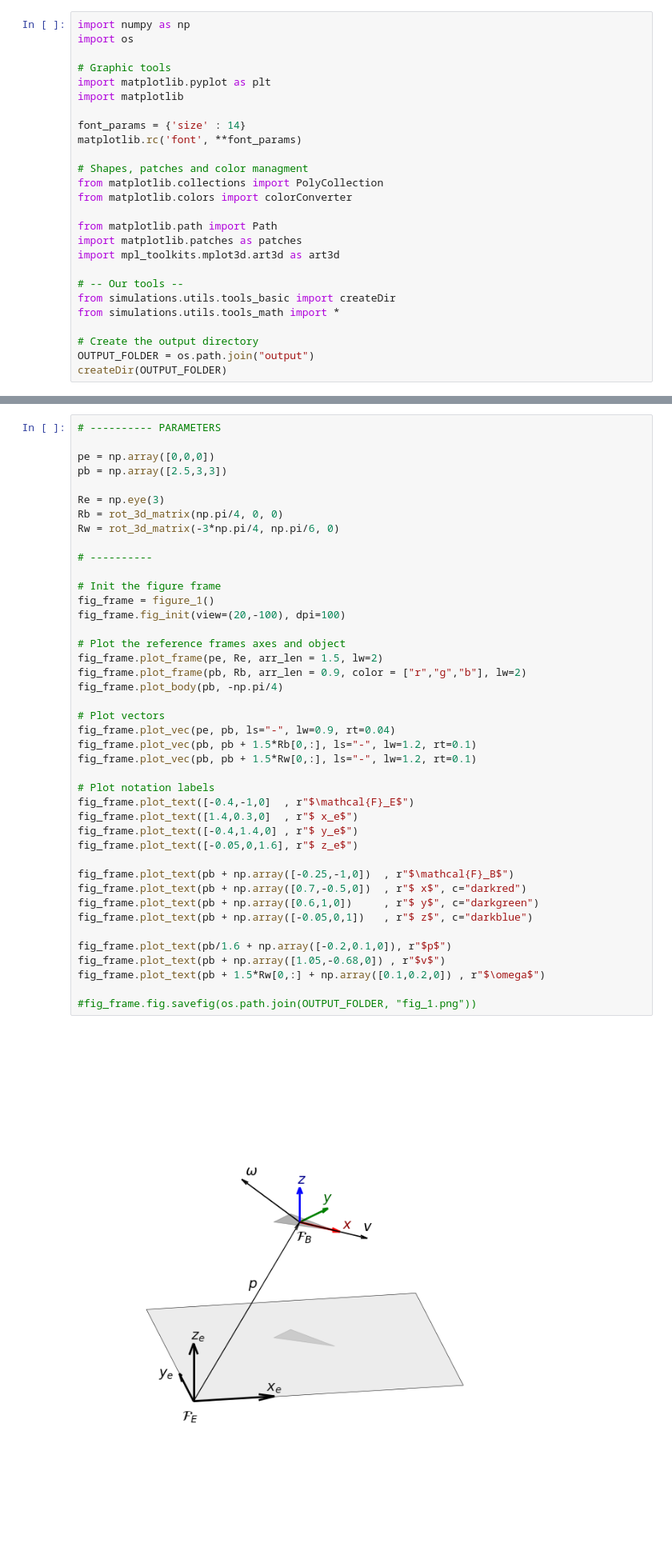
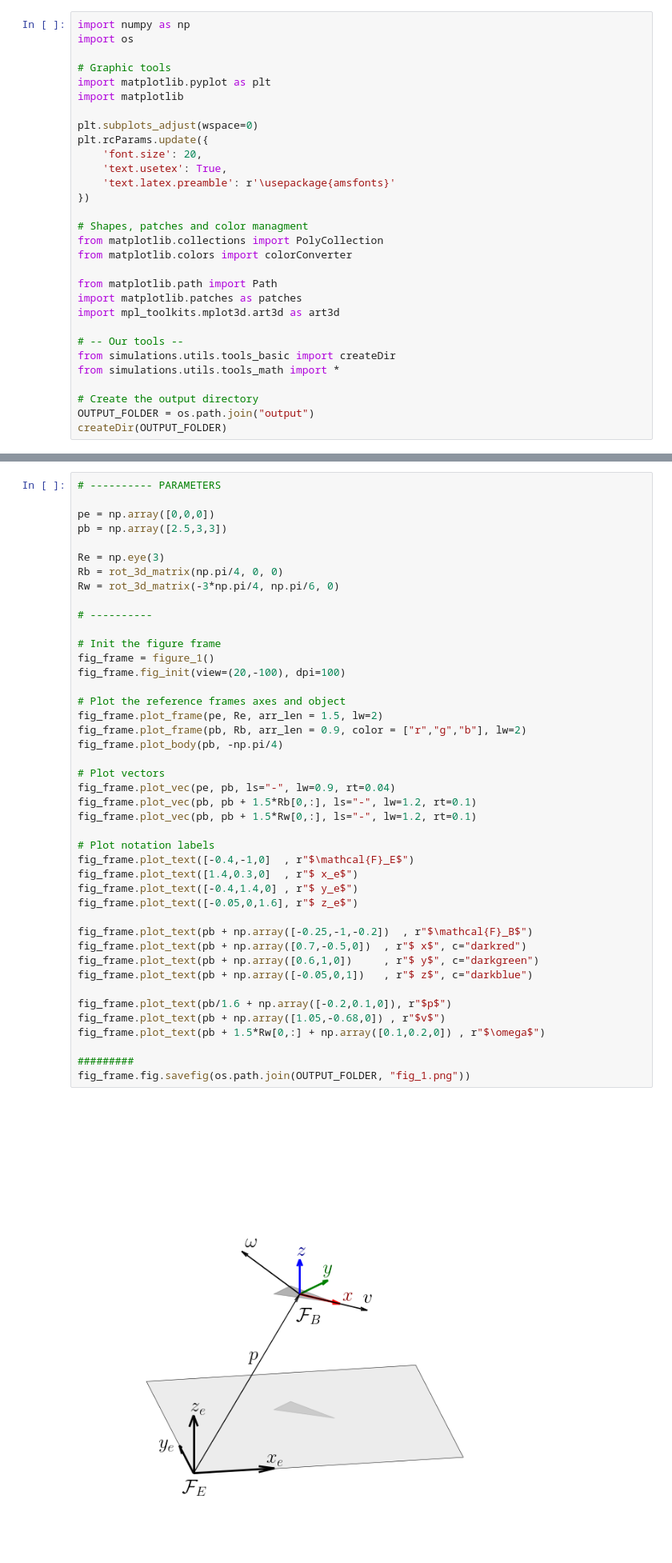
Before and after one commit to jesusBV20/source_seeking_3D, a Jupyter notebook: _images_paper.ipynb, the cells around one changed output, grey strips where cells are left out. Shown: that part at 80% size. Saved outputs shown, nothing was run; the diff lists cells and outputs as text; blank space fills up the shorter version.

```diff
--- a/_images_paper.ipynb
+++ b/_images_paper.ipynb
@@ -11,8 +11,12 @@ import os
 import matplotlib.pyplot as plt
 import matplotlib
 
-font_params = {'size' : 14}
-matplotlib.rc('font', **font_params)
+plt.subplots_adjust(wspace=0)
+plt.rcParams.update({
+    'font.size': 20,
+    'text.usetex': True,
+    'text.latex.preamble': r'\usepackage{amsfonts}'
+})
 
 # Shapes, patches and color managment
 from matplotlib.collections import PolyCollection
@@ -169,35 +174,36 @@ Rw = rot_3d_matrix(-3*np.pi/4, np.pi/6, 0)
 
 # Init the figure frame
 fig_frame = figure_1()
 fig_frame.fig_init(view=(20,-100), dpi=100)
 
 # Plot the reference frames axes and object
 fig_frame.plot_frame(pe, Re, arr_len = 1.5, lw=2)
 fig_frame.plot_frame(pb, Rb, arr_len = 0.9, color = ["r","g","b"], lw=2)
 fig_frame.plot_body(pb, -np.pi/4)
 
 # Plot vectors
 fig_frame.plot_vec(pe, pb, ls="-", lw=0.9, rt=0.04)
 fig_frame.plot_vec(pb, pb + 1.5*Rb[0,:], ls="-", lw=1.2, rt=0.1)
 fig_frame.plot_vec(pb, pb + 1.5*Rw[0,:], ls="-", lw=1.2, rt=0.1)
 
 # Plot notation labels
 fig_frame.plot_text([-0.4,-1,0]  , r"$\mathcal{F}_E$")
 fig_frame.plot_text([1.4,0.3,0]  , r"$ x_e$")
 fig_frame.plot_text([-0.4,1.4,0] , r"$ y_e$")
 fig_frame.plot_text([-0.05,0,1.6], r"$ z_e$")
 
-fig_frame.plot_text(pb + np.array([-0.25,-1,0])  , r"$\mathcal{F}_B$")
+fig_frame.plot_text(pb + np.array([-0.25,-1,-0.2])  , r"$\mathcal{F}_B$")
 fig_frame.plot_text(pb + np.array([0.7,-0.5,0])  , r"$ x$", c="darkred")
 fig_frame.plot_text(pb + np.array([0.6,1,0])     , r"$ y$", c="darkgreen")
 fig_frame.plot_text(pb + np.array([-0.05,0,1])   , r"$ z$", c="darkblue")
 
 fig_frame.plot_text(pb/1.6 + np.array([-0.2,0.1,0]), r"$p$")
 fig_frame.plot_text(pb + np.array([1.05,-0.68,0]) , r"$v$")
 fig_frame.plot_text(pb + 1.5*Rw[0,:] + np.array([0.1,0.2,0]) , r"$\omega$")
 
-#fig_frame.fig.savefig(os.path.join(OUTPUT_FOLDER, "fig_1.png"))
+#########
+fig_frame.fig.savefig(os.path.join(OUTPUT_FOLDER, "fig_1.png"))
 # %% [output]
-[figure, old version]
+[figure, new version]
 # %% [markdown]
 # Fig 2. Geodesics in $T^2$ and $S^2$
```
Also changed, not shown: parts of 10 cells of this notebook.
